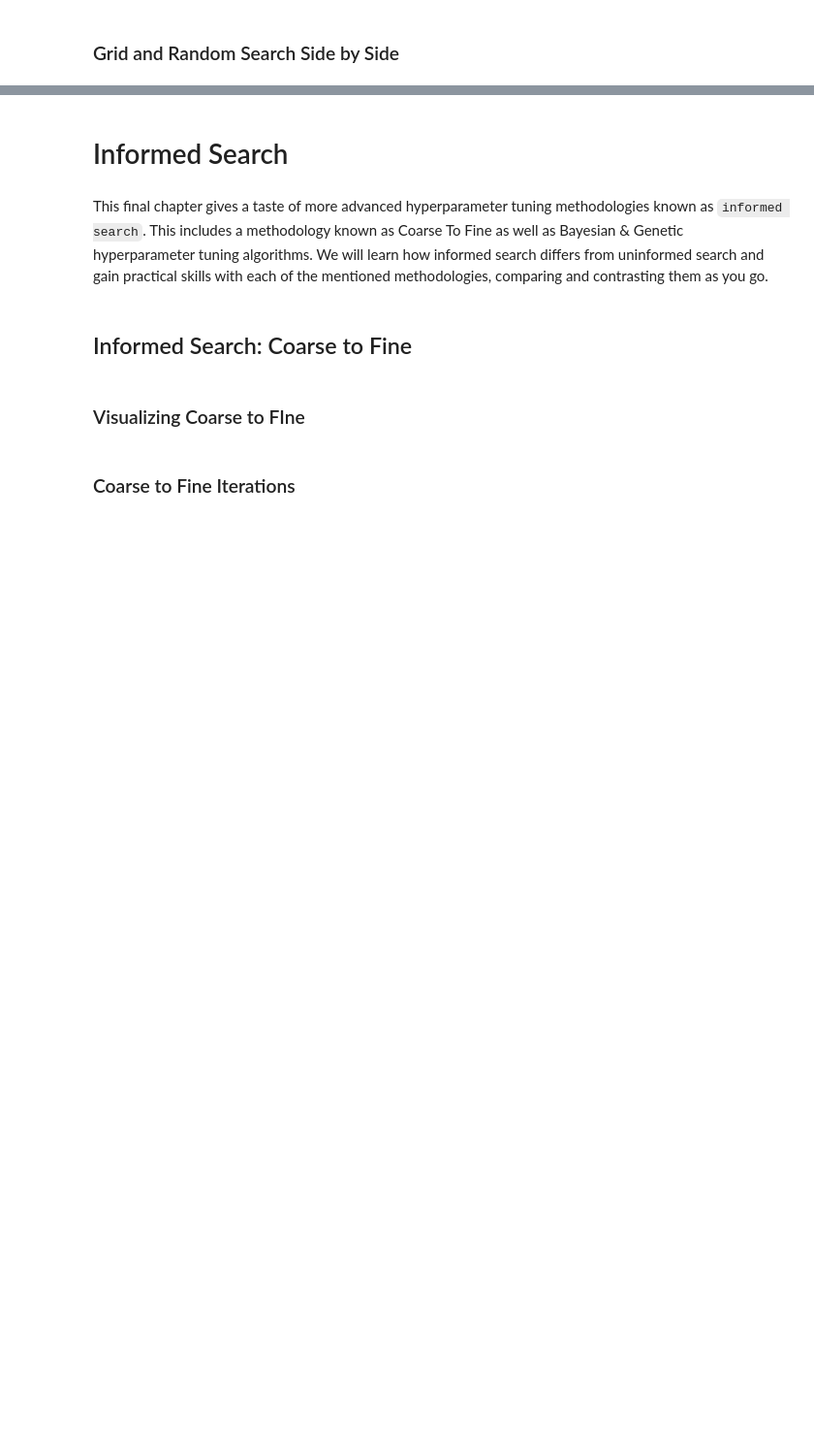
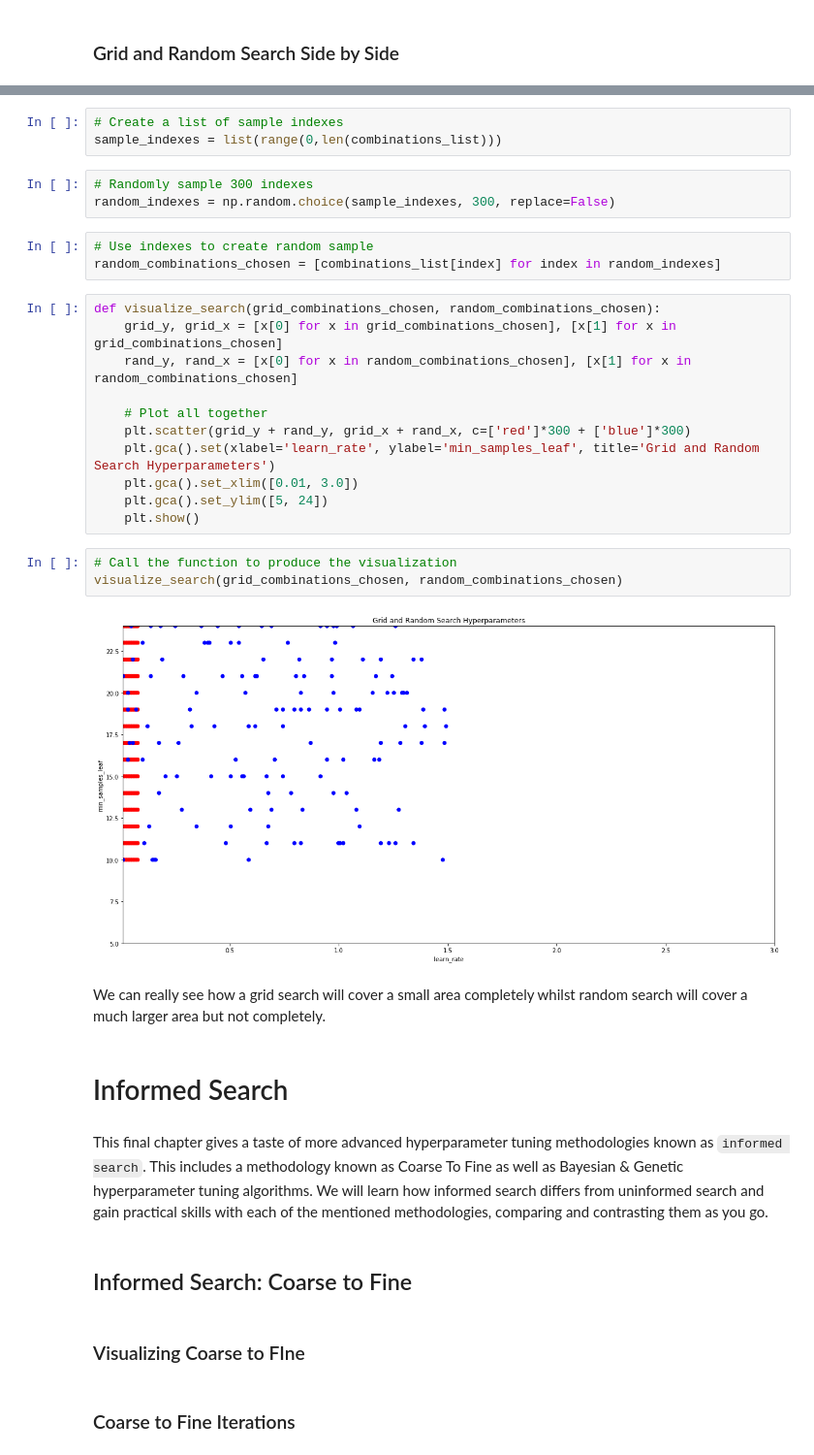
Before and after one commit to ML-Challenge/week5-preprocessing-and-tunning, a Jupyter notebook: L2.Hyperparameter Tuning.ipynb, the cells around one changed output, grey strips where cells are left out. Shown: that part at 97% size. Cells and saved outputs as stored; diff of their text form; blank space fills up the shorter version.

```diff
--- a/L2.Hyperparameter Tuning.ipynb
+++ b/L2.Hyperparameter Tuning.ipynb
@@ -104,3 +1051,30 @@ This chapter introduces another popular automated hyperparameter tuning methodol
+# %%
+# Create a list of sample indexes
+sample_indexes = list(range(0,len(combinations_list)))
+# %%
+# Randomly sample 300 indexes
+random_indexes = np.random.choice(sample_indexes, 300, replace=False)
+# %%
+# Use indexes to create random sample
+random_combinations_chosen = [combinations_list[index] for index in random_indexes]
+# %%
+def visualize_search(grid_combinations_chosen, random_combinations_chosen):
+    grid_y, grid_x = [x[0] for x in grid_combinations_chosen], [x[1] for x in grid_combinations_chosen]
+    rand_y, rand_x = [x[0] for x in random_combinations_chosen], [x[1] for x in random_combinations_chosen]
+
+    # Plot all together
+    plt.scatter(grid_y + rand_y, grid_x + rand_x, c=['red']*300 + ['blue']*300)
+    plt.gca().set(xlabel='learn_rate', ylabel='min_samples_leaf', title='Grid and Random Search Hyperparameters')
+    plt.gca().set_xlim([0.01, 3.0])
+    plt.gca().set_ylim([5, 24])
+    plt.show()
+# %%
+# Call the function to produce the visualization
+visualize_search(grid_combinations_chosen, random_combinations_chosen)
+# %% [output]
+[figure, added]
+# %% [markdown]
+We can really see how a grid search will cover a small area completely whilst random search will cover a much larger area but not completely.
 # %% [markdown]
 # Informed Search
 # %% [markdown]
```
Also changed, not shown: parts of 153 cells of this notebook, 6 other files.
